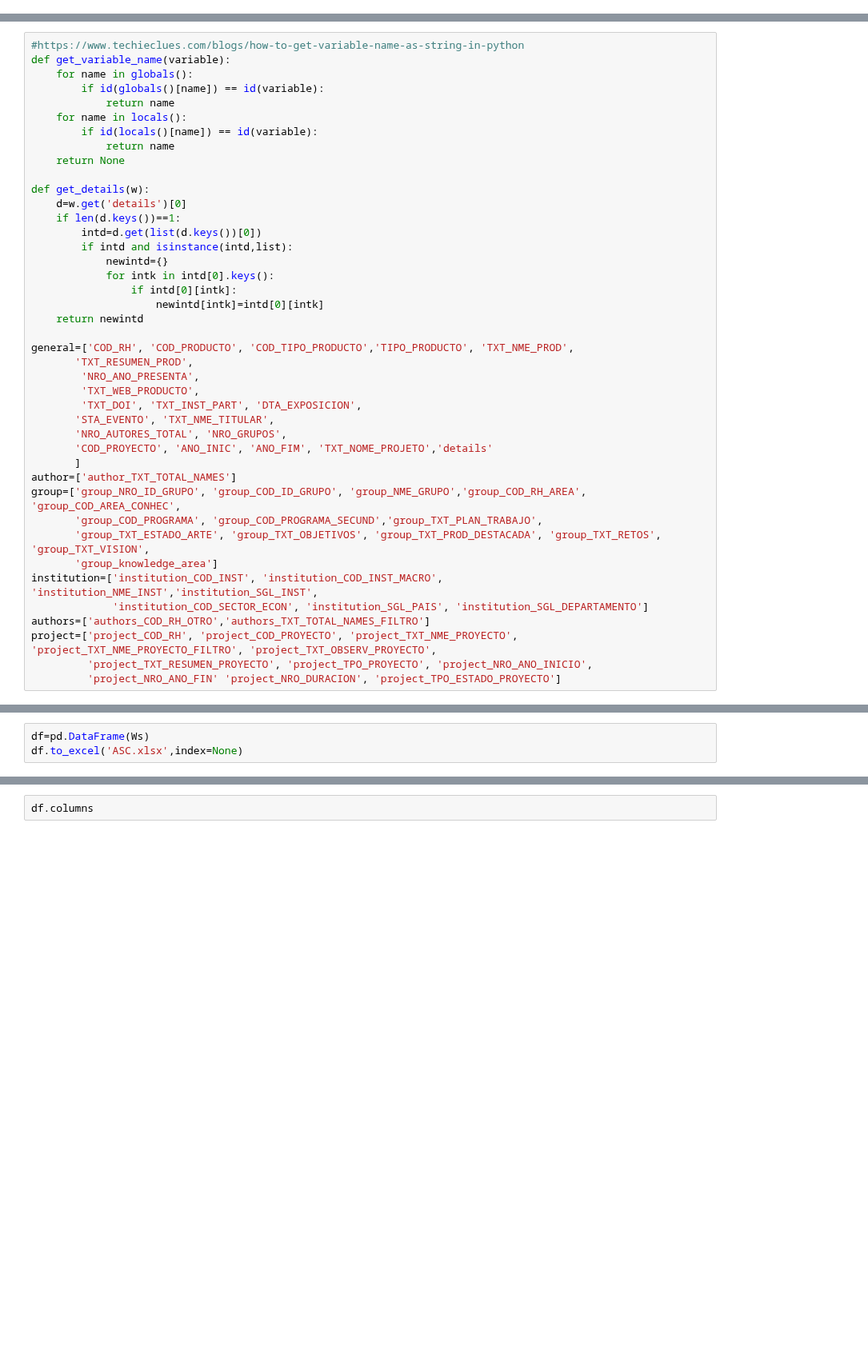
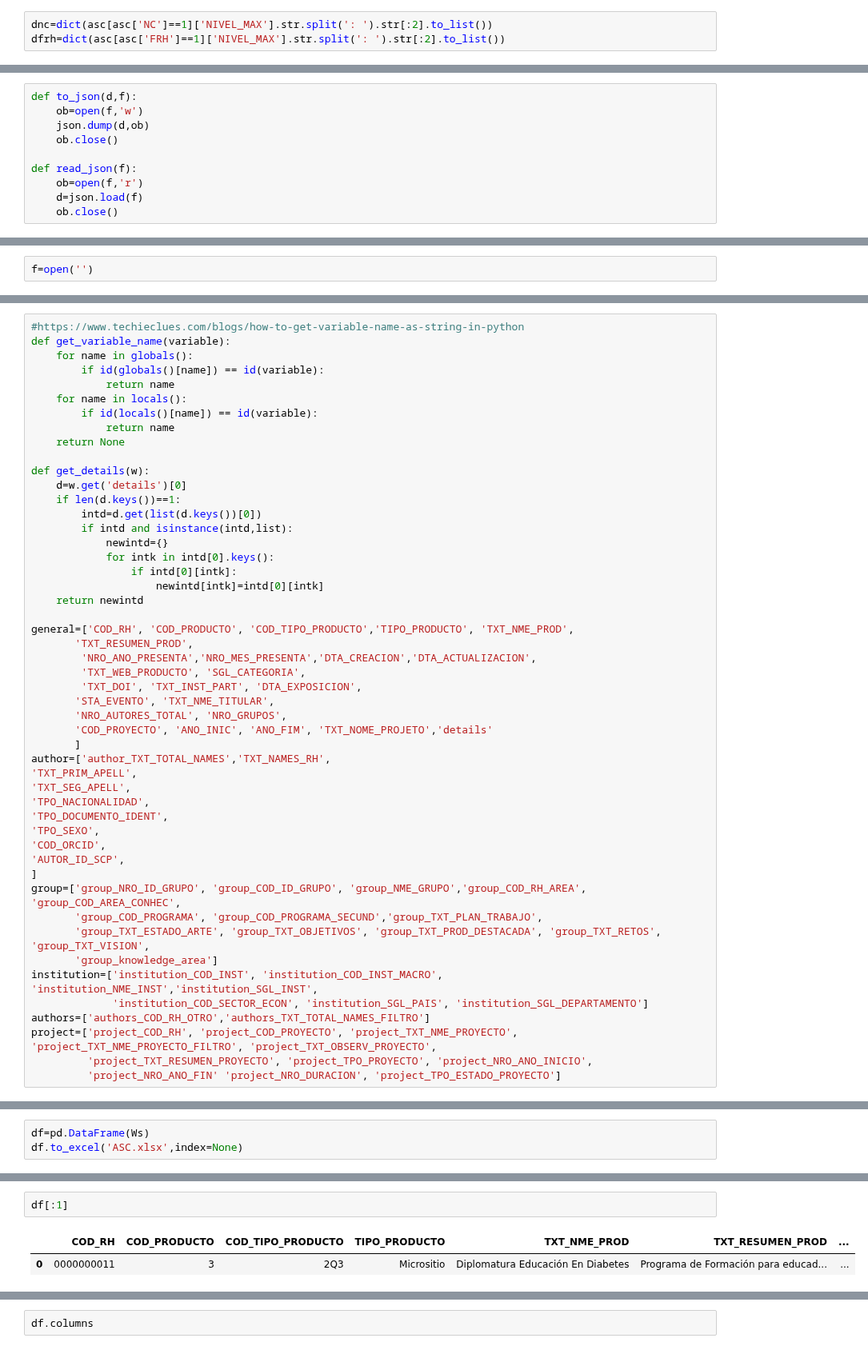
Before and after one commit to colav-playground/scienti, a Jupyter notebook: ScientiAPI.ipynb, the cells around one changed output, grey strips where cells are left out. Shown at 80% size. Cells and saved outputs as stored; diff of their text form; blank space fills up the shorter version.

```diff
--- a/ScientiAPI.ipynb
+++ b/ScientiAPI.ipynb
@@ -20,5 +29,8 @@ asc[:1]
 # %%
 dasc=dict(asc[asc['ASC']==1]['NIVEL_MAX'].str.split(': ').str[:2].to_list())
+# %%
+dnc=dict(asc[asc['NC']==1]['NIVEL_MAX'].str.split(': ').str[:2].to_list())
+dfrh=dict(asc[asc['FRH']==1]['NIVEL_MAX'].str.split(': ').str[:2].to_list())
 # %% [markdown]
 ### Get all products ids from Scienti API
 # %%
@@ -53,0 +72,10 @@ len(p[0].get('ids'))
+# %%
+def to_json(d,f):
+    ob=open(f,'w')
+    json.dump(d,ob)
+    ob.close()
+
+def read_json(f):
+    ob=open(f,'r')
+    d=json.load(f)
+    ob.close()
@@ -53,0 +86,2 @@ len(p[0].get('ids'))
+# %%
+f=open('')
@@ -112,14 +181,22 @@ def get_details(w):
 
 general=['COD_RH', 'COD_PRODUCTO', 'COD_TIPO_PRODUCTO','TIPO_PRODUCTO', 'TXT_NME_PROD',
        'TXT_RESUMEN_PROD',
-        'NRO_ANO_PRESENTA',
-        'TXT_WEB_PRODUCTO',
+        'NRO_ANO_PRESENTA','NRO_MES_PRESENTA','DTA_CREACION','DTA_ACTUALIZACION',
+        'TXT_WEB_PRODUCTO', 'SGL_CATEGORIA',
         'TXT_DOI', 'TXT_INST_PART', 'DTA_EXPOSICION',
        'STA_EVENTO', 'TXT_NME_TITULAR',
        'NRO_AUTORES_TOTAL', 'NRO_GRUPOS',
        'COD_PROYECTO', 'ANO_INIC', 'ANO_FIM', 'TXT_NOME_PROJETO','details'
        ]
-author=['author_TXT_TOTAL_NAMES']
+author=['author_TXT_TOTAL_NAMES','TXT_NAMES_RH',
+'TXT_PRIM_APELL',
+'TXT_SEG_APELL',
+'TPO_NACIONALIDAD',
+'TPO_DOCUMENTO_IDENT',
+'TPO_SEXO',
+'COD_ORCID',
+'AUTOR_ID_SCP',
+]
 group=['group_NRO_ID_GRUPO', 'group_COD_ID_GRUPO', 'group_NME_GRUPO','group_COD_RH_AREA', 'group_COD_AREA_CONHEC',
        'group_COD_PROGRAMA', 'group_COD_PROGRAMA_SECUND','group_TXT_PLAN_TRABAJO',
        'group_TXT_ESTADO_ARTE', 'group_TXT_OBJETIVOS', 'group_TXT_PROD_DESTACADA', 'group_TXT_RETOS', 'group_TXT_VISION',
@@ -158,0 +238,5 @@ ls -lh ASC.xlsx
+# %%
+df[:1]
+# %% [output]
+|  | COD_RH | COD_PRODUCTO | COD_TIPO_PRODUCTO | TIPO_PRODUCTO | TXT_NME_PROD | TXT_RESUMEN_PROD | ... |
+| 0 | 0000000011 | 3 | 2Q3 | Micrositio | Diplomatura Educación En Diabetes | Programa de Formación para educad... | ... |
```
Also changed, not shown: parts of 21 cells of this notebook.
